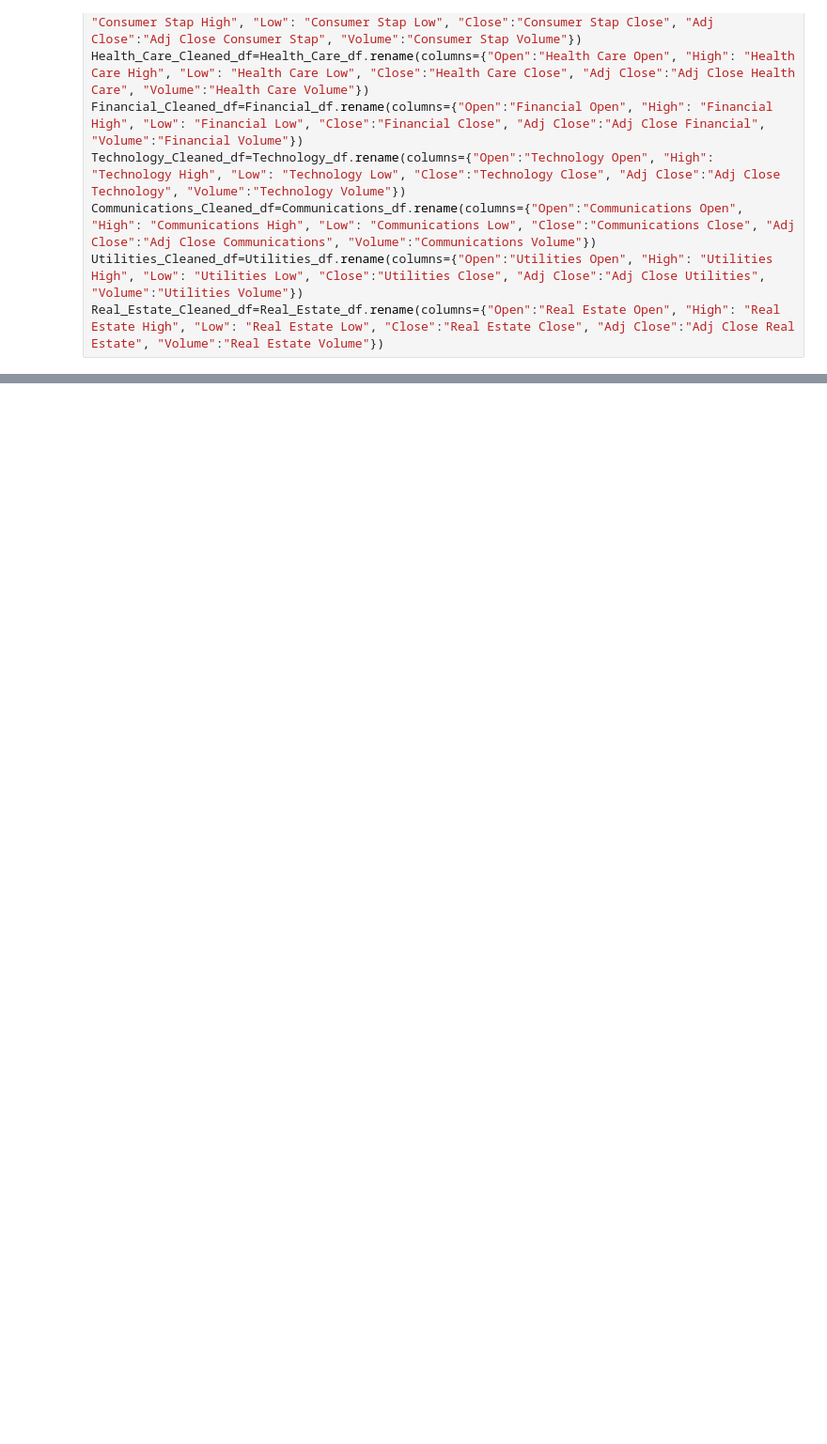
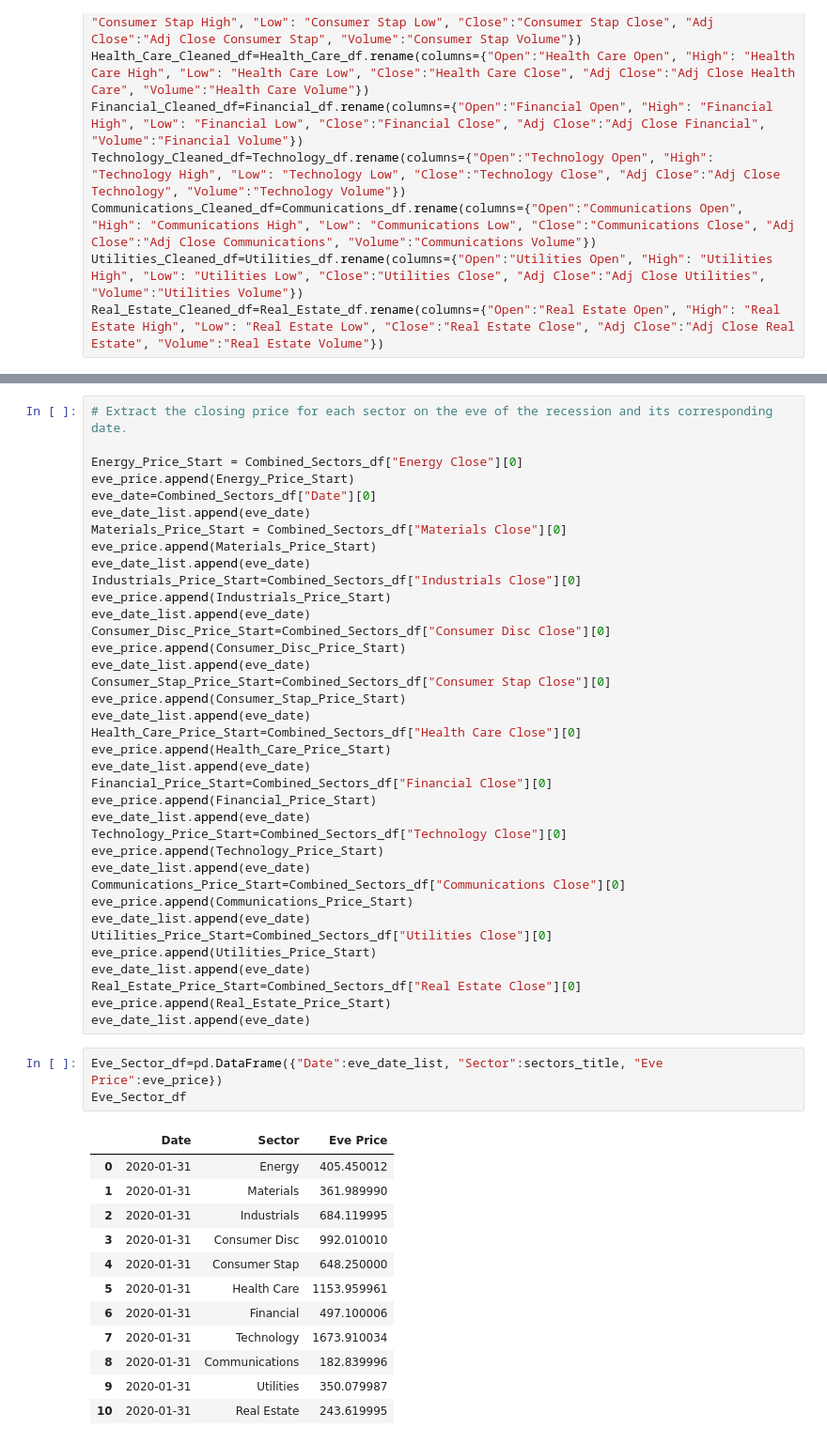
Before and after one commit to MAICATRAN/Group_Project1, a Jupyter notebook: Chris_Branch/Chris_Branch.ipynb, the cells around one changed output, grey strips where cells are left out. Shown at 94% size. Saved outputs shown, nothing was run; the diff lists cells and outputs as text; blank space fills up the shorter version.

```diff
--- a/Chris_Branch/Chris_Branch.ipynb
+++ b/Chris_Branch/Chris_Branch.ipynb
@@ -145,3 +130,56 @@ Materials_Price_Start
+# %%
+# Extract the closing price for each sector on the eve of the recession and its corresponding date.
+
+Energy_Price_Start = Combined_Sectors_df["Energy Close"][0]
+eve_price.append(Energy_Price_Start)
+eve_date=Combined_Sectors_df["Date"][0]
+eve_date_list.append(eve_date)
+Materials_Price_Start = Combined_Sectors_df["Materials Close"][0]
+eve_price.append(Materials_Price_Start)
+eve_date_list.append(eve_date)
+Industrials_Price_Start=Combined_Sectors_df["Industrials Close"][0]
+eve_price.append(Industrials_Price_Start)
+eve_date_list.append(eve_date)
+Consumer_Disc_Price_Start=Combined_Sectors_df["Consumer Disc Close"][0]
+eve_price.append(Consumer_Disc_Price_Start)
+eve_date_list.append(eve_date)
+Consumer_Stap_Price_Start=Combined_Sectors_df["Consumer Stap Close"][0]
+eve_price.append(Consumer_Stap_Price_Start)
+eve_date_list.append(eve_date)
+Health_Care_Price_Start=Combined_Sectors_df["Health Care Close"][0]
+eve_price.append(Health_Care_Price_Start)
+eve_date_list.append(eve_date)
+Financial_Price_Start=Combined_Sectors_df["Financial Close"][0]
+eve_price.append(Financial_Price_Start)
+eve_date_list.append(eve_date)
+Technology_Price_Start=Combined_Sectors_df["Technology Close"][0]
+eve_price.append(Technology_Price_Start)
+eve_date_list.append(eve_date)
+Communications_Price_Start=Combined_Sectors_df["Communications Close"][0]
+eve_price.append(Communications_Price_Start)
+eve_date_list.append(eve_date)
+Utilities_Price_Start=Combined_Sectors_df["Utilities Close"][0]
+eve_price.append(Utilities_Price_Start)
+eve_date_list.append(eve_date)
+Real_Estate_Price_Start=Combined_Sectors_df["Real Estate Close"][0]
+eve_price.append(Real_Estate_Price_Start)
+eve_date_list.append(eve_date)
+# %%
+Eve_Sector_df=pd.DataFrame({"Date":eve_date_list, "Sector":sectors_title, "Eve Price":eve_price})
+Eve_Sector_df
+# %% [output]
+|  | Date | Sector | Eve Price |
+| 0 | 2020-01-31 | Energy | 405.450012 |
+| 1 | 2020-01-31 | Materials | 361.989990 |
+| 2 | 2020-01-31 | Industrials | 684.119995 |
+| 3 | 2020-01-31 | Consumer Disc | 992.010010 |
+| 4 | 2020-01-31 | Consumer Stap | 648.250000 |
+| 5 | 2020-01-31 | Health Care | 1153.959961 |
+| 6 | 2020-01-31 | Financial | 497.100006 |
+| 7 | 2020-01-31 | Technology | 1673.910034 |
+| 8 | 2020-01-31 | Communications | 182.839996 |
+| 9 | 2020-01-31 | Utilities | 350.079987 |
+| 10 | 2020-01-31 | Real Estate | 243.619995 |
 # %%
 plt.figure(figsize=(15, 40))
 plt.subplots_adjust(top=1.25, bottom=1.2)
```
Also changed, not shown: parts of 3 cells of this notebook.
